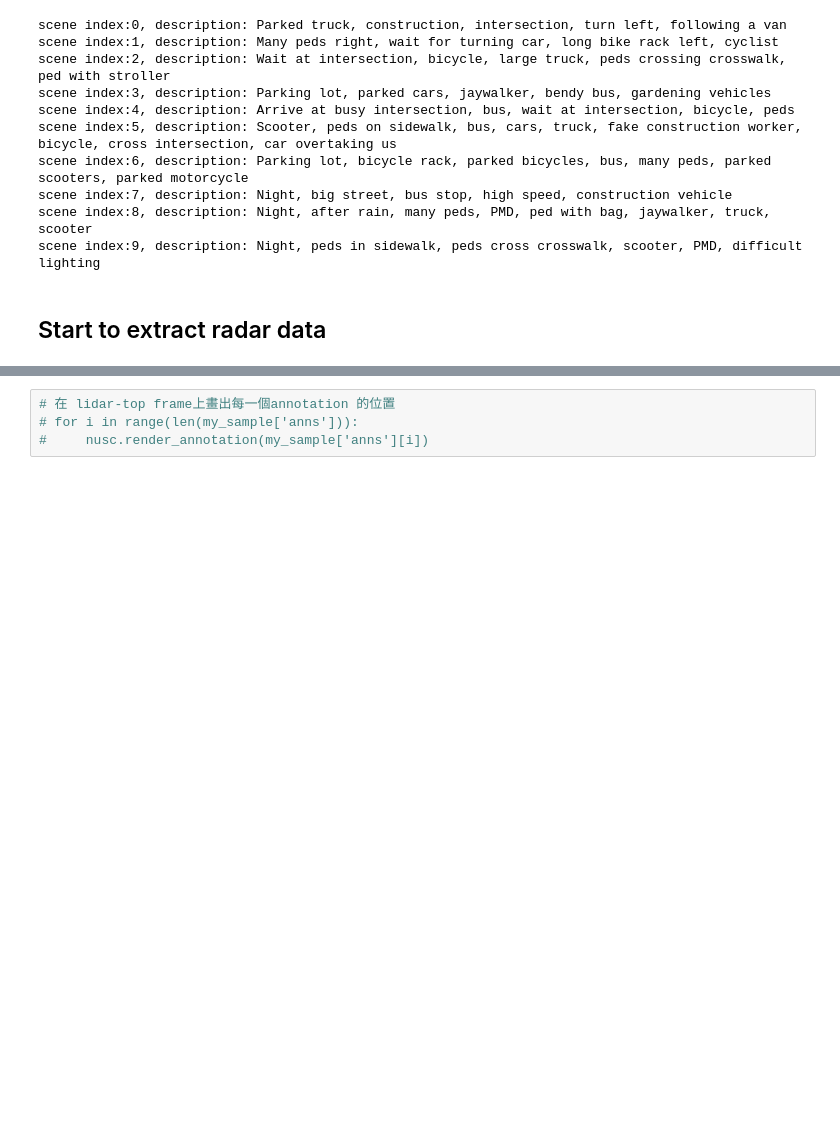
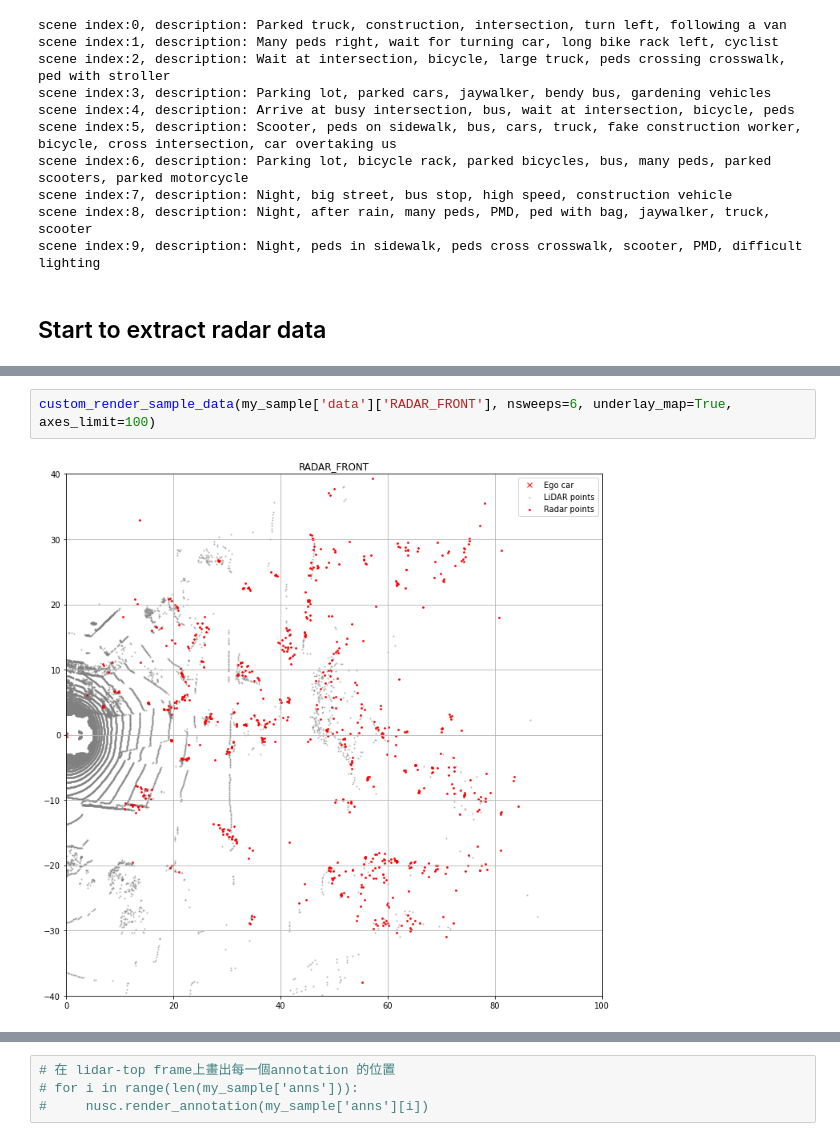
Before and after one commit to coolcat647/ds2020-final-project, a Jupyter notebook: familiar_with_nuscenes.ipynb, the cells around one changed output, grey strips where cells are left out. Cells and saved outputs as stored; diff of their text form; blank space fills up the shorter version.

```diff
--- a/familiar_with_nuscenes.ipynb
+++ b/familiar_with_nuscenes.ipynb
@@ -145 +285,5 @@ ax.scatter(points.points[0, :], points.points[1, :], marker='o', c='pink')
+# %%
+custom_render_sample_data(my_sample['data']['RADAR_FRONT'], nsweeps=6, underlay_map=True, axes_limit=100)
+# %% [output]
+[figure, added]
 # %%
```
Also changed, not shown: parts of 9 cells of this notebook, 1 other file.
